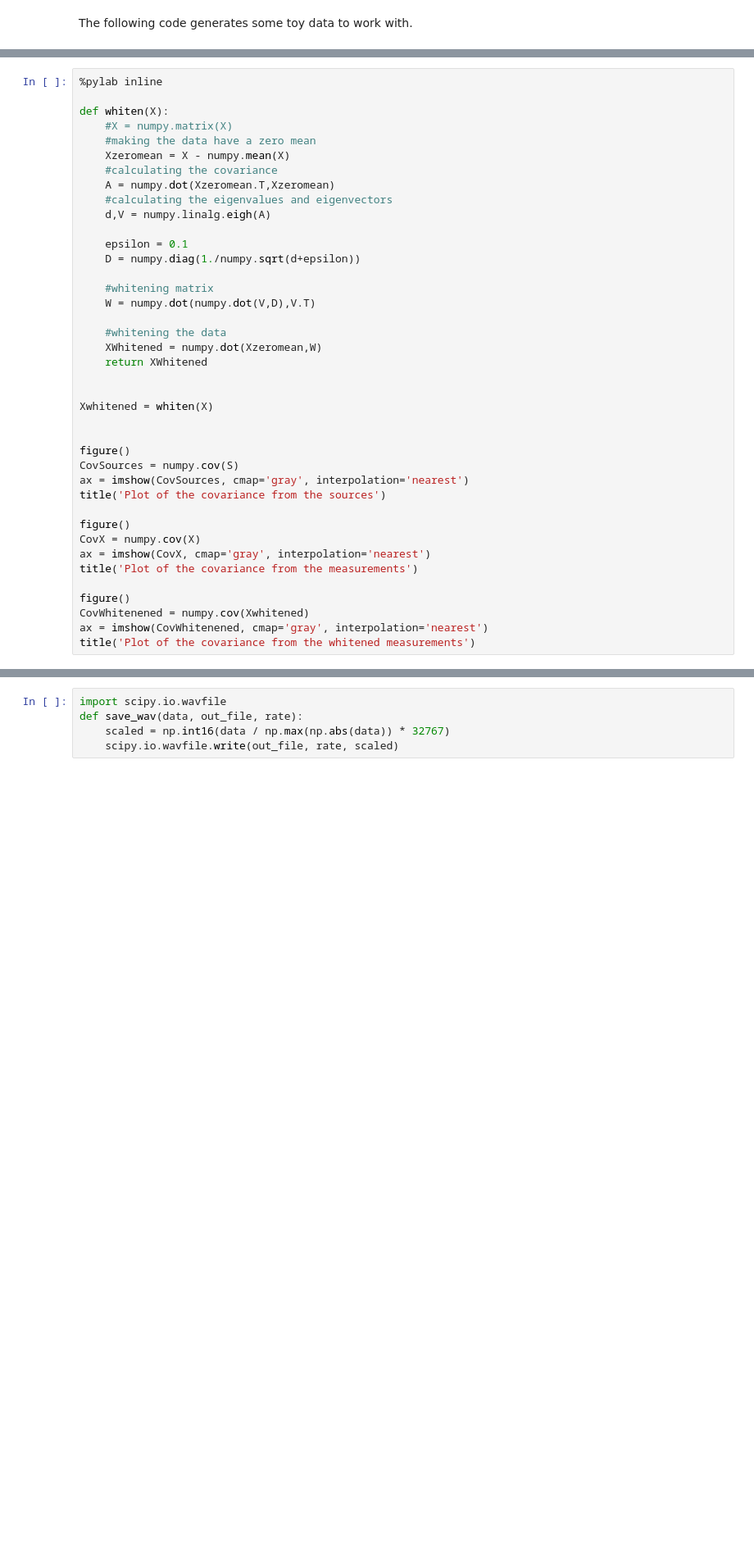
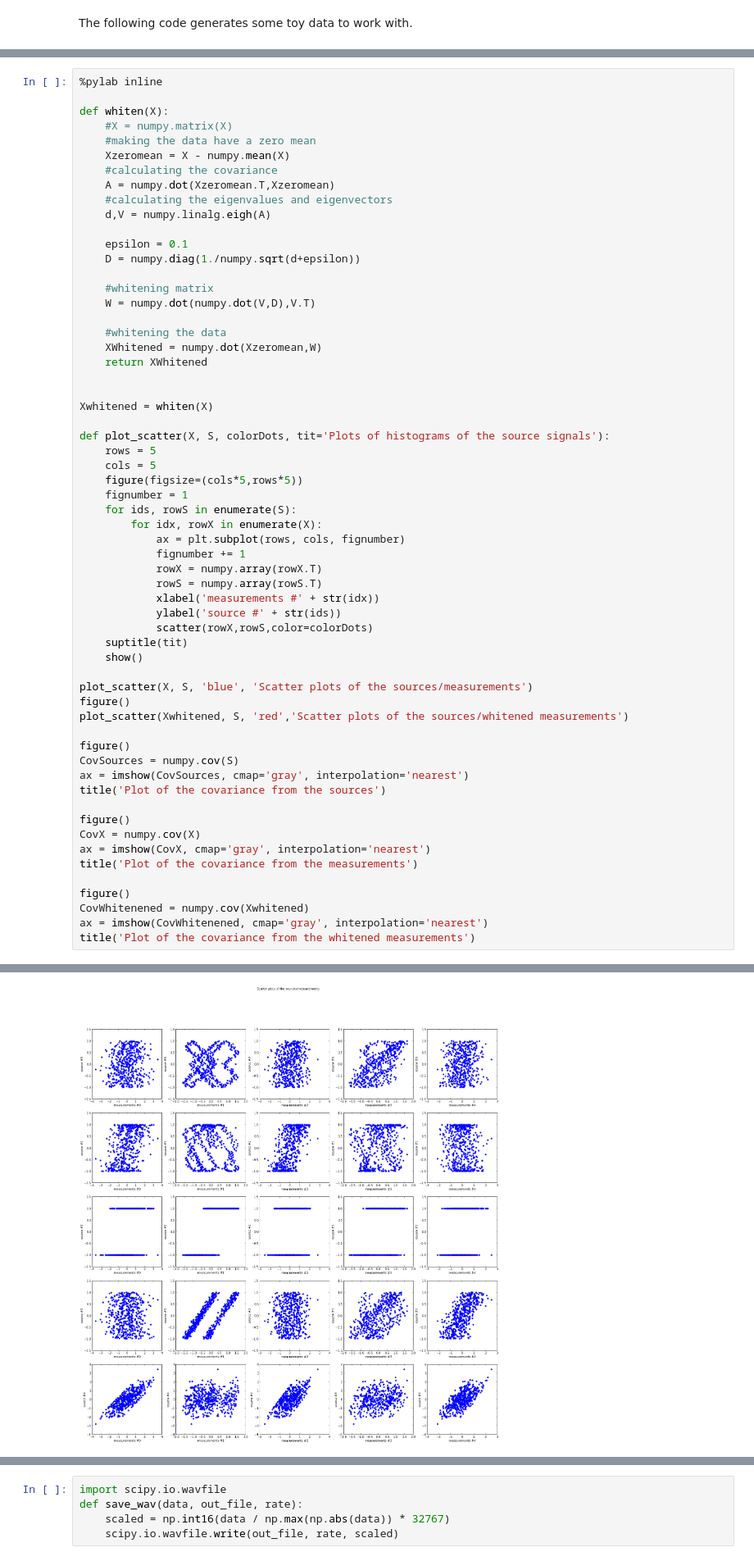
Before and after one commit to ackeune/MLPM, a Jupyter notebook: lab1/lab1anna.ipynb, the cells around one changed output, grey strips where cells are left out. Shown at 82% size. Cells and saved outputs as stored; diff of their text form; blank space fills up the shorter version.

```diff
--- a/lab1/lab1anna.ipynb
+++ b/lab1/lab1anna.ipynb
@@ -161,30 +149,51 @@ def whiten(X):
     epsilon = 0.1
     D = numpy.diag(1./numpy.sqrt(d+epsilon))
 
     #whitening matrix
     W = numpy.dot(numpy.dot(V,D),V.T)
 
     #whitening the data
     XWhitened = numpy.dot(Xzeromean,W)
     return XWhitened
 
 
 Xwhitened = whiten(X)
 
+def plot_scatter(X, S, colorDots, tit='Plots of histograms of the source signals'):
+    rows = 5
+    cols = 5
+    figure(figsize=(cols*5,rows*5))
+    fignumber = 1
+    for ids, rowS in enumerate(S):
+        for idx, rowX in enumerate(X):
+            ax = plt.subplot(rows, cols, fignumber)
+            fignumber += 1
+            rowX = numpy.array(rowX.T)
+            rowS = numpy.array(rowS.T)
+            xlabel('measurements #' + str(idx))
+            ylabel('source #' + str(ids))
+            scatter(rowX,rowS,color=colorDots)
+    suptitle(tit)
+    show()
+
+plot_scatter(X, S, 'blue', 'Scatter plots of the sources/measurements')
+figure()
+plot_scatter(Xwhitened, S, 'red','Scatter plots of the sources/whitened measurements')
 
 figure()
 CovSources = numpy.cov(S)
 ax = imshow(CovSources, cmap='gray', interpolation='nearest')
 title('Plot of the covariance from the sources')
 
 figure()
 CovX = numpy.cov(X)
 ax = imshow(CovX, cmap='gray', interpolation='nearest')
 title('Plot of the covariance from the measurements')
 
 figure()
 CovWhitenened = numpy.cov(Xwhitened)
 ax = imshow(CovWhitenened, cmap='gray', interpolation='nearest')
 title('Plot of the covariance from the whitened measurements')
 # %% [output]
 Populating the interactive namespace from numpy and matplotlib
+[figure, new version]
```
Also changed, not shown: parts of 3 cells of this notebook, 1 other file.
